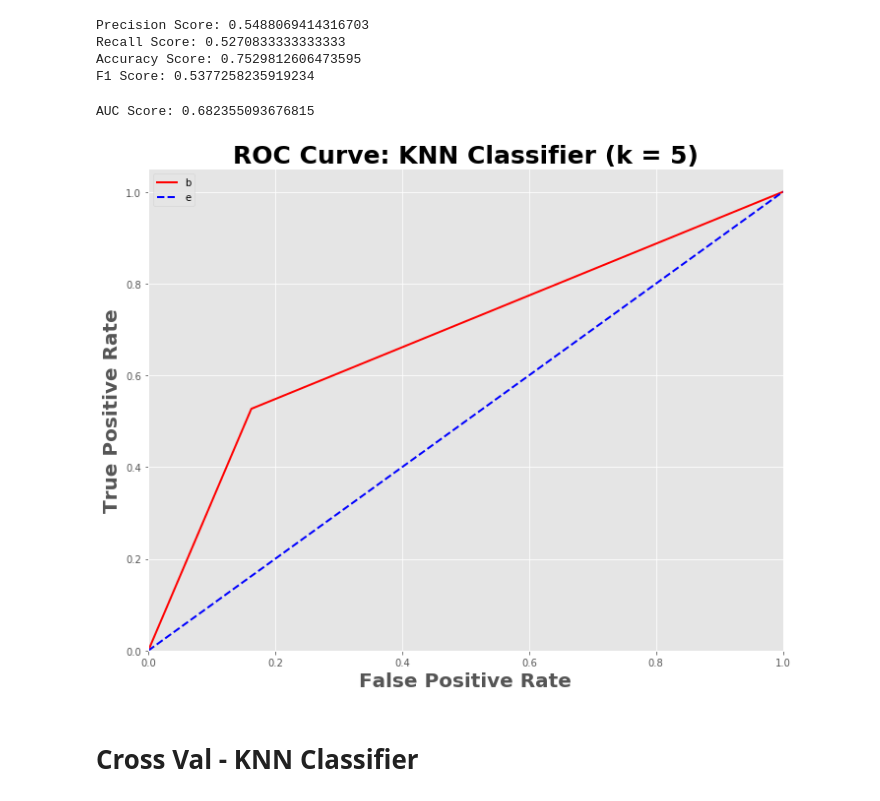
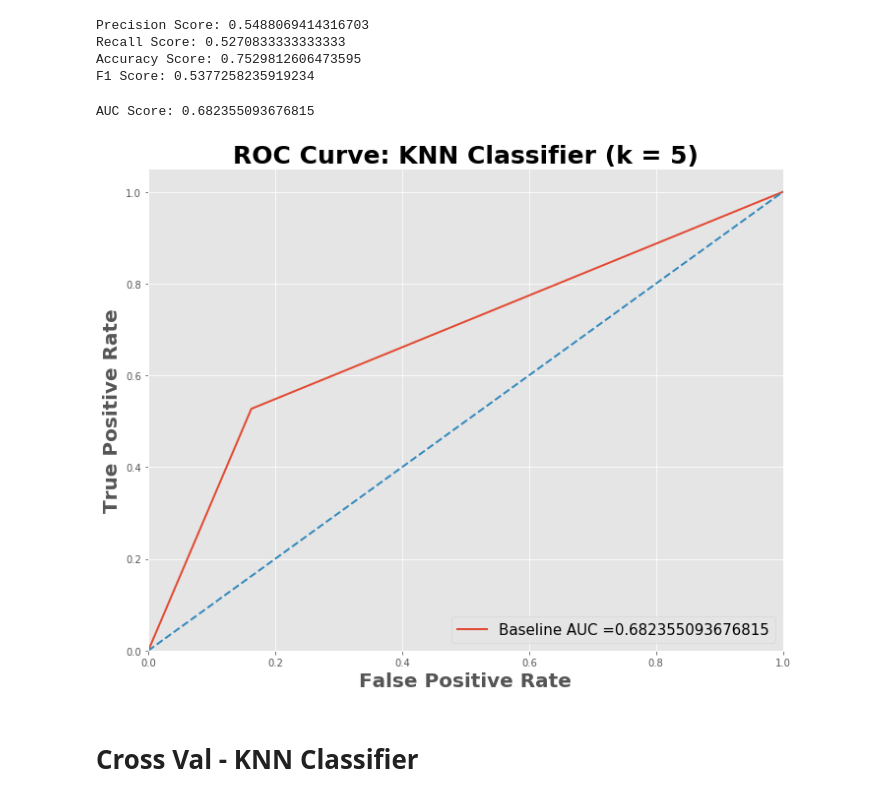
Before and after one commit to andrewcole33/telco_churn_analysis, a Jupyter notebook: KNN.ipynb, the cells around one changed output. Drawn from its saved outputs; the diff is of its cells as text; code cells hidden in the pictures.

```diff
--- a/KNN.ipynb
+++ b/KNN.ipynb
@@ -73,24 +80,28 @@ Recall Score: 0.5270833333333333
 Accuracy Score: 0.7529812606473595
 F1 Score: 0.5377258235919234
 # %%
+# Assign false positive rate, true pos rate, and thresholds to variables using sklearn.metrics library
 fpr, tpr, threshold = roc_curve(y_test, test_preds1)
+# Calculate AUC score from sklearn.metrics library
 roc_auc = auc(fpr, tpr)
-print(f'AUC Score: {auc(fpr, tpr)}')
+# Print auc score
+print(f'AUC Score: {roc_auc}')
 
+# Plot AUC curve
 plt.style.use('ggplot')
 plt.figure(figsize = (10,8))
-plt.plot(fpr, tpr, 'r', lw = 2, label = 'AUC = %0.2f' % roc_auc)
-plt.plot([0,1],[0,1], 'b', linestyle = '--', lw = 2)
+plt.plot(fpr, tpr, lw = 2, label = 'Baseline AUC ='+str(roc_auc))
+plt.plot([0,1],[0,1], linestyle = '--', lw = 2)
 plt.xlim([0,1])
 plt.ylim([0,1.05])
 plt.xlabel('False Positive Rate', fontsize = 20, fontweight = 'bold')
 plt.ylabel('True Positive Rate', fontsize = 20, fontweight = 'bold')
 plt.title('ROC Curve: KNN Classifier (k = 5)', fontsize = 25, fontweight = 'bold')
-plt.legend('best')
+plt.legend(loc = 4, fontsize = 15)
 plt.tight_layout()
 # %% [output]
 AUC Score: 0.682355093676815
-[figure, old version]
+[figure, new version]
 # %% [markdown]
 # Cross Val - KNN Classifier
 # %%
```
Also changed, not shown: parts of 8 cells of this notebook.
